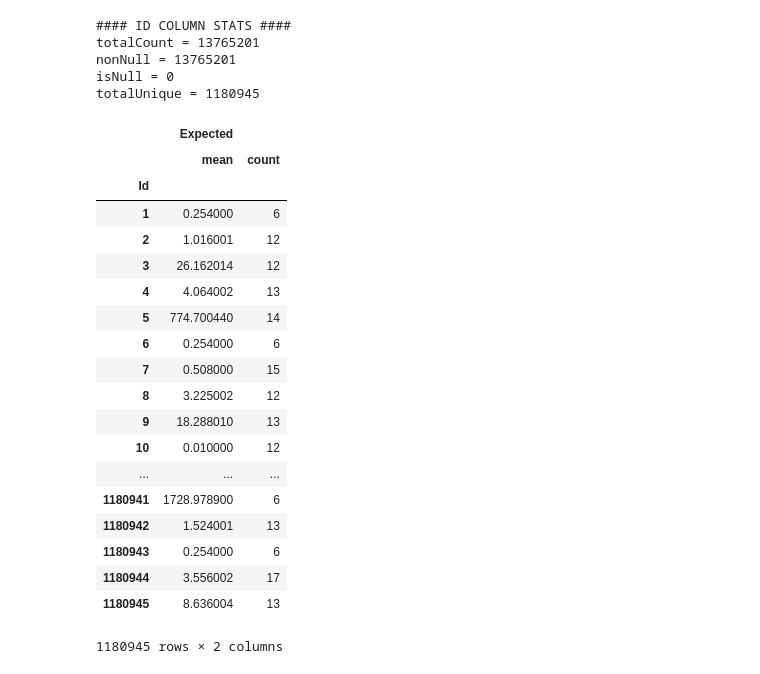
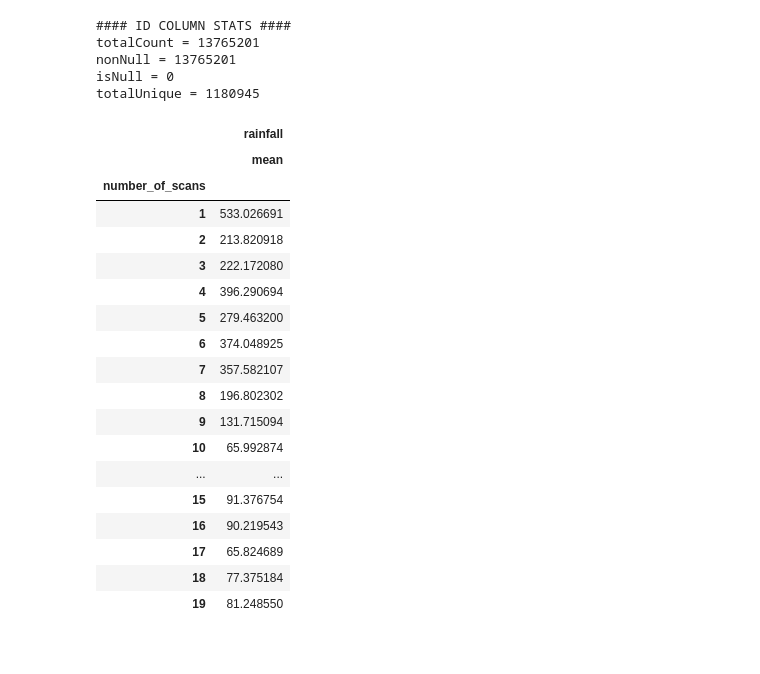
Before and after one commit to saketkc/launchpad, a Jupyter notebook: Data Stats.ipynb, the cells around one changed output. Saved outputs shown, nothing was run; the diff lists cells and outputs as text; code cells hidden in the pictures.

```diff
--- a/Data Stats.ipynb
+++ b/Data Stats.ipynb
@@ -50,26 +50,9 @@ totalUnique = 1180945
 # %%
 # For the id cound do group by and count to get number of radar scans per hour
 numberOfRadarScans = data[['Id','Expected']].groupby(['Id']).agg(['mean', 'count'])
-# %%
-numberOfRadarScans
-# %% [output]
-|  | Expected |  |
-|  | mean | count |
-| Id |  |  |
-| 1 | 0.254000 | 6 |
-| 2 | 1.016001 | 12 |
-| 3 | 26.162014 | 12 |
-| 4 | 4.064002 | 13 |
-| 5 | 774.700440 | 14 |
-| 6 | 0.254000 | 6 |
-| 7 | 0.508000 | 15 |
-| 8 | 3.225002 | 12 |
-| 9 | 18.288010 | 13 |
-| 10 | 0.010000 | 12 |
-| ... | ... | ... |
-| 1180941 | 1728.978900 | 6 |
-| 1180942 | 1.524001 | 13 |
-| 1180943 | 0.254000 | 6 |
-| 1180944 | 3.556002 | 17 |
-| 1180945 | 8.636004 | 13 |
-1180945 rows × 2 columns
+# %%
+numberOfRadarScans.reset_index(inplace=True)
+# %%
+rainNumberOfScans = numberOfRadarScans['Expected'][['mean','count']]
+# %%
+rainNumberOfScans.columns = ['rainfall','number_of_scans']
@@ -75,0 +61,22 @@ numberOfRadarScans
+# %%
+meanRainNumberOfScans
+# %% [output]
+|  | rainfall |
+|  | mean |
+| number_of_scans |  |
+| 1 | 533.026691 |
+| 2 | 213.820918 |
+| 3 | 222.172080 |
+| 4 | 396.290694 |
+| 5 | 279.463200 |
+| 6 | 374.048925 |
+| 7 | 357.582107 |
+| 8 | 196.802302 |
+| 9 | 131.715094 |
+| 10 | 65.992874 |
+| ... | ... |
+| 15 | 91.376754 |
+| 16 | 90.219543 |
+| 17 | 65.824689 |
+| 18 | 77.375184 |
+| 19 | 81.248550 |
```
Also changed, not shown: parts of 6 cells of this notebook.
